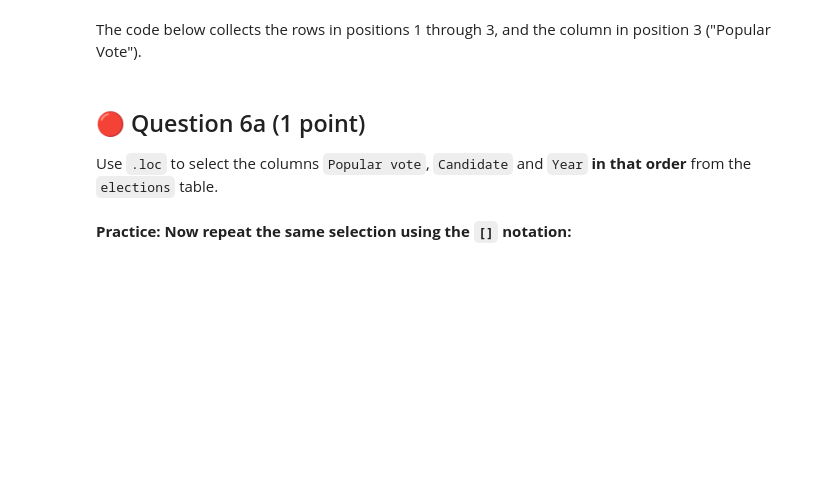
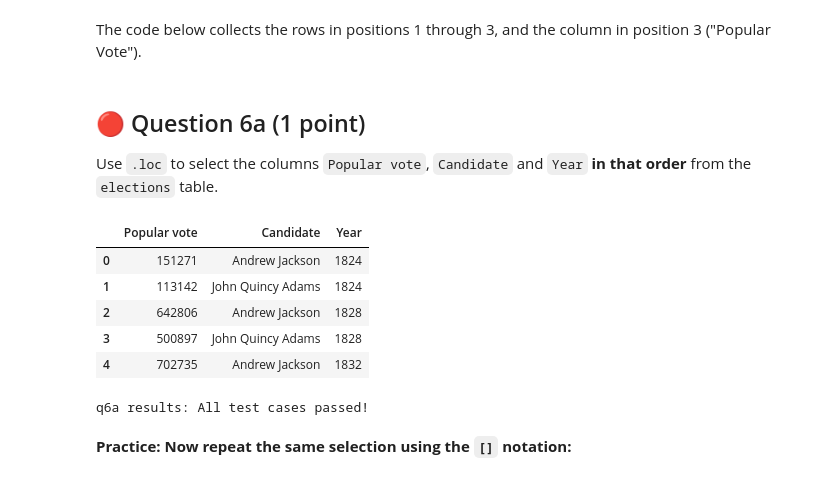
Before and after one commit to csci3022/fa26-student, a Jupyter notebook: hw/hw01/hw01.ipynb, the cells around one changed output. Drawn from its saved outputs; the diff is of its cells as text; code cells hidden in the pictures; blank space fills up the shorter version.

```diff
--- a/hw/hw01/hw01.ipynb
+++ b/hw/hw01/hw01.ipynb
@@ -1602,4 +1687,12 @@ elections.iloc[1:4, [3]]
 
 Use `.loc` to select the columns `Popular vote`,  `Candidate` and `Year` **in that order** from the `elections` table.
 # %%
-vote_and_candidate = ...
+vote_and_candidate = elections.loc[:,["Popular vote",  "Candidate", "Year"]]
+vote_and_candidate.head()
+# %% [output]
+|  | Popular vote | Candidate | Year |
+| 0 | 151271 | Andrew Jackson | 1824 |
+| 1 | 113142 | John Quincy Adams | 1824 |
+| 2 | 642806 | Andrew Jackson | 1828 |
+| 3 | 500897 | John Quincy Adams | 1828 |
+| 4 | 702735 | Andrew Jackson | 1832 |
@@ -1608,3 +1699,7 @@ grader.check("q6a")
+# %%
+grader.check("q6a")
+# %% [output]
+q6a results: All test cases passed!
 # %% [markdown]
 **Practice:  Now repeat the same selection using the `[]` notation:**
 # %%
```
Also changed, not shown: parts of 82 cells of this notebook, 4 other files.
